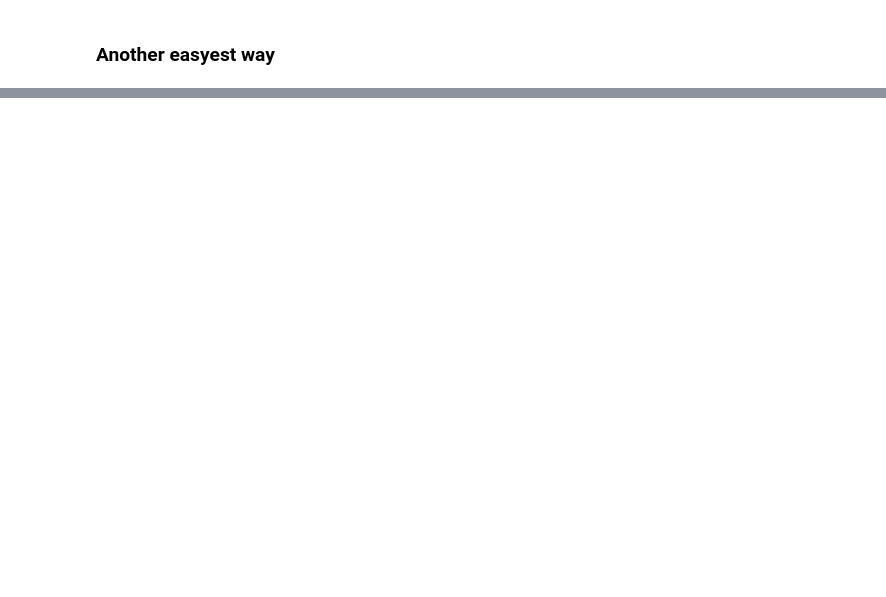
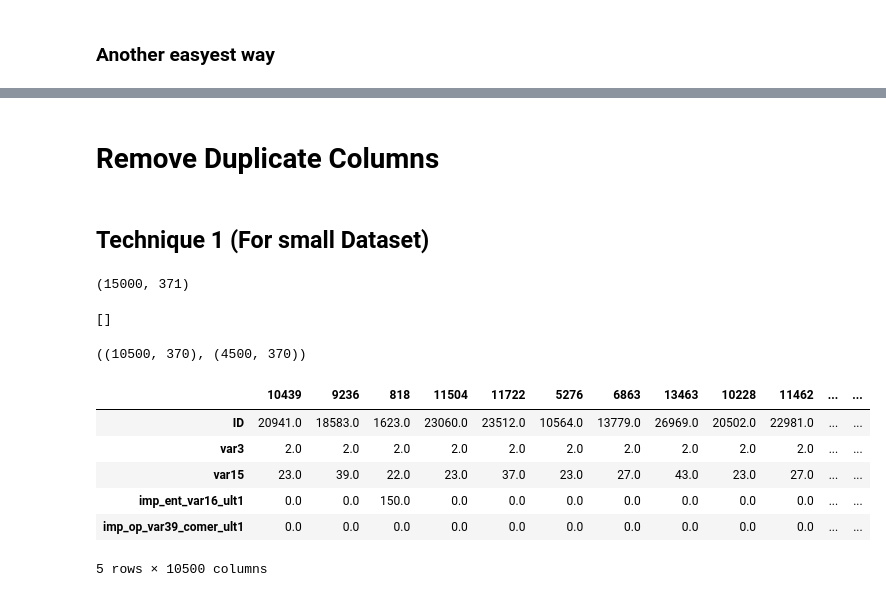
Before and after one commit to RoyelBee/Machine_Learning, a Jupyter notebook: filter_method.ipynb, the cells around one changed output, grey strips where cells are left out. Drawn from its saved outputs; the diff is of its cells as text; code cells hidden in the pictures; blank space fills up the shorter version.

```diff
--- a/filter_method.ipynb
+++ b/filter_method.ipynb
@@ -353,0 +211,38 @@ After droping quasi-constant features =  (35000, 193) (15000, 193)
+# %% [markdown]
+# Remove Duplicate Columns
+# %% [markdown]
+ ## Technique 1 (For small Dataset)
+# %%
+# load dataset
+data = pd.read_csv('D:/Python Code/Machine_Learning/Data/satisfection_train.csv', nrows=15000)
+data.shape
+# %% [output]
+(15000, 371)
+# %%
+# Check null values
+# It will return blank that means no null values
+[col for col in data.columns
+    if data[col].isnull().sum() > 0]
+# %% [output]
+[]
+# %%
+# Seperate train and test
+X_train, X_test, y_train, y_test = train_test_split(
+        data.drop(labels=['TARGET'], axis=1),
+    data['TARGET'], test_size=.3, random_state=0
+)
+X_train.shape, X_test.shape
+# %% [output]
+((10500, 370), (4500, 370))
+# %%
+# Transpose the dataframe, (Columns into rows and rows into columns)
+data_t = X_train.T
+data_t.head()
+# %% [output]
+|  | 10439 | 9236 | 818 | 11504 | 11722 | 5276 | 6863 | 13463 | 10228 | 11462 | ... | ... |
+| ID | 20941.0 | 18583.0 | 1623.0 | 23060.0 | 23512.0 | 10564.0 | 13779.0 | 26969.0 | 20502.0 | 22981.0 | ... | ... |
+| var3 | 2.0 | 2.0 | 2.0 | 2.0 | 2.0 | 2.0 | 2.0 | 2.0 | 2.0 | 2.0 | ... | ... |
+| var15 | 23.0 | 39.0 | 22.0 | 23.0 | 37.0 | 23.0 | 27.0 | 43.0 | 23.0 | 27.0 | ... | ... |
+| imp_ent_var16_ult1 | 0.0 | 0.0 | 150.0 | 0.0 | 0.0 | 0.0 | 0.0 | 0.0 | 0.0 | 0.0 | ... | ... |
+| imp_op_var39_comer_ult1 | 0.0 | 0.0 | 0.0 | 0.0 | 0.0 | 0.0 | 0.0 | 0.0 | 0.0 | 0.0 | ... | ... |
+5 rows × 10500 columns
```
Also changed, not shown: parts of 41 cells of this notebook, 1 other file.
